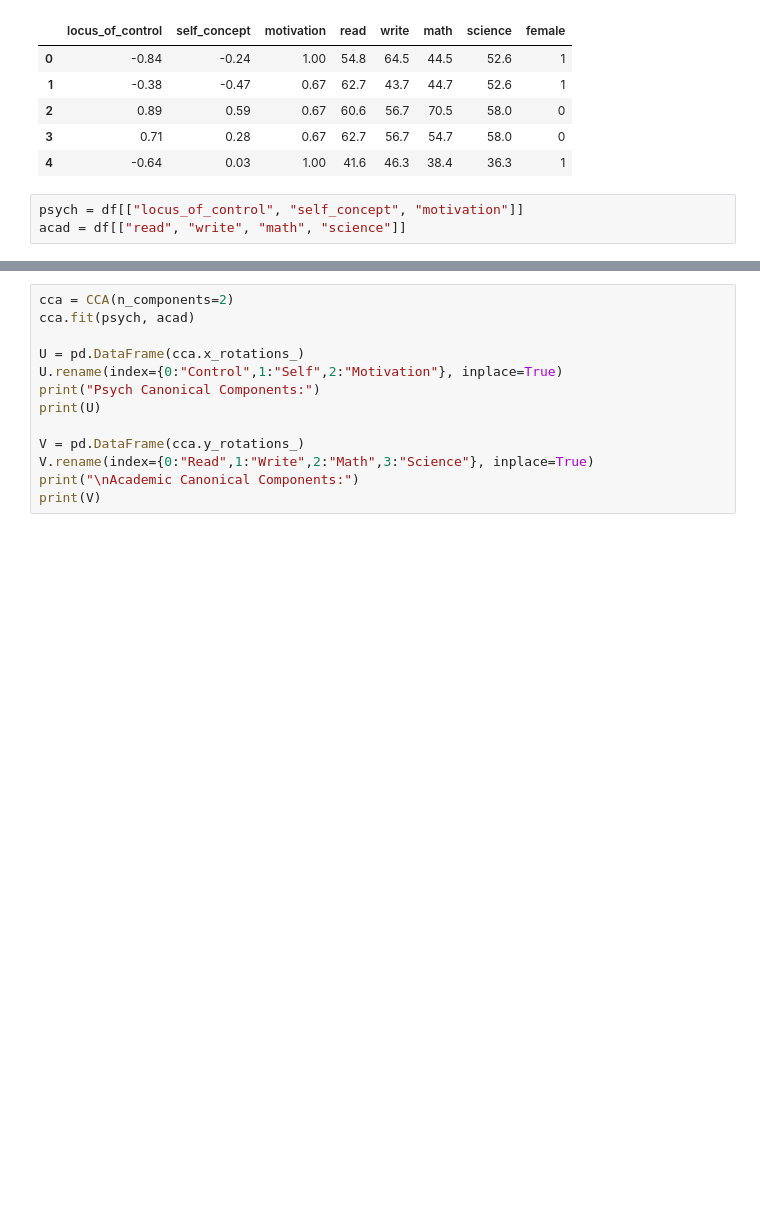
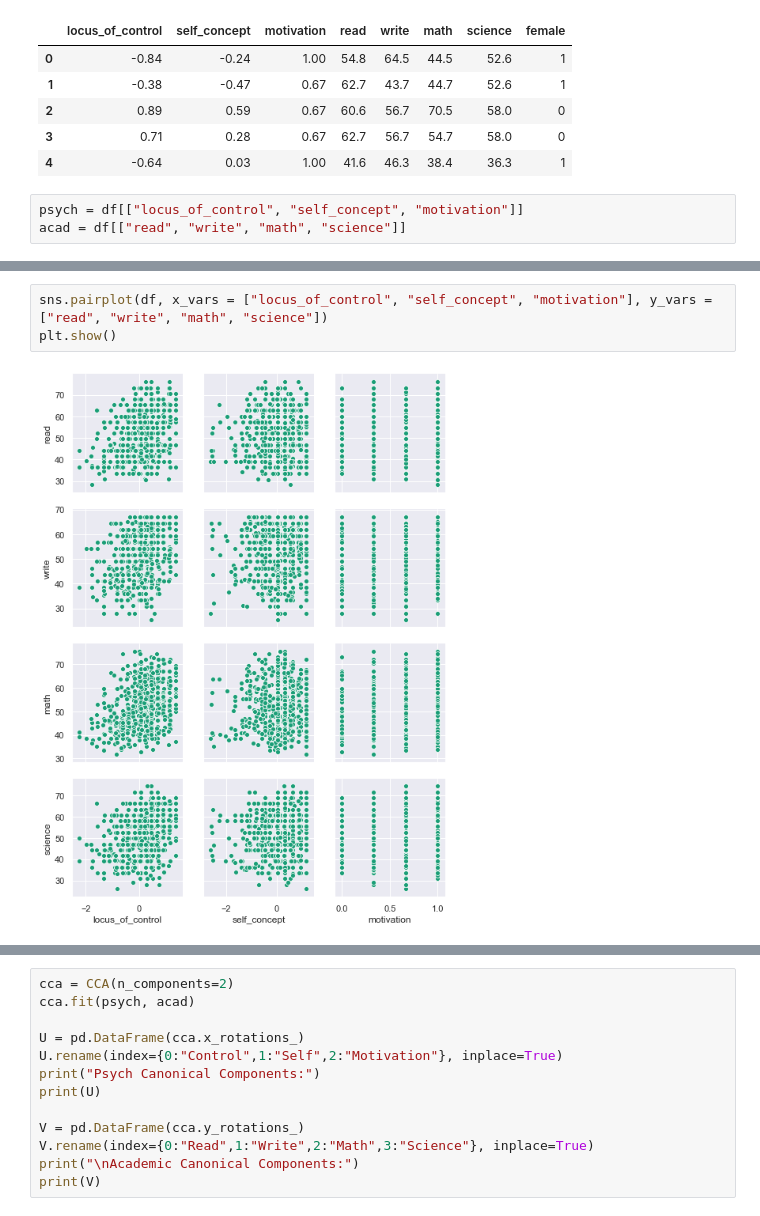
Before and after one commit to tomfletcher/FoDA, a Jupyter notebook: examples/CCA.ipynb, the cells around one changed output, grey strips where cells are left out. Drawn from its saved outputs; the diff is of its cells as text; blank space fills up the shorter version.

```diff
--- a/examples/CCA.ipynb
+++ b/examples/CCA.ipynb
@@ -35,0 +36,5 @@ plt.show()
+# %%
+sns.pairplot(df, x_vars = ["locus_of_control", "self_concept", "motivation"], y_vars = ["read", "write", "math", "science"])
+plt.show()
+# %% [output]
+[figure, added]
```
Also changed, not shown: parts of 6 cells of this notebook, 1 other file.
